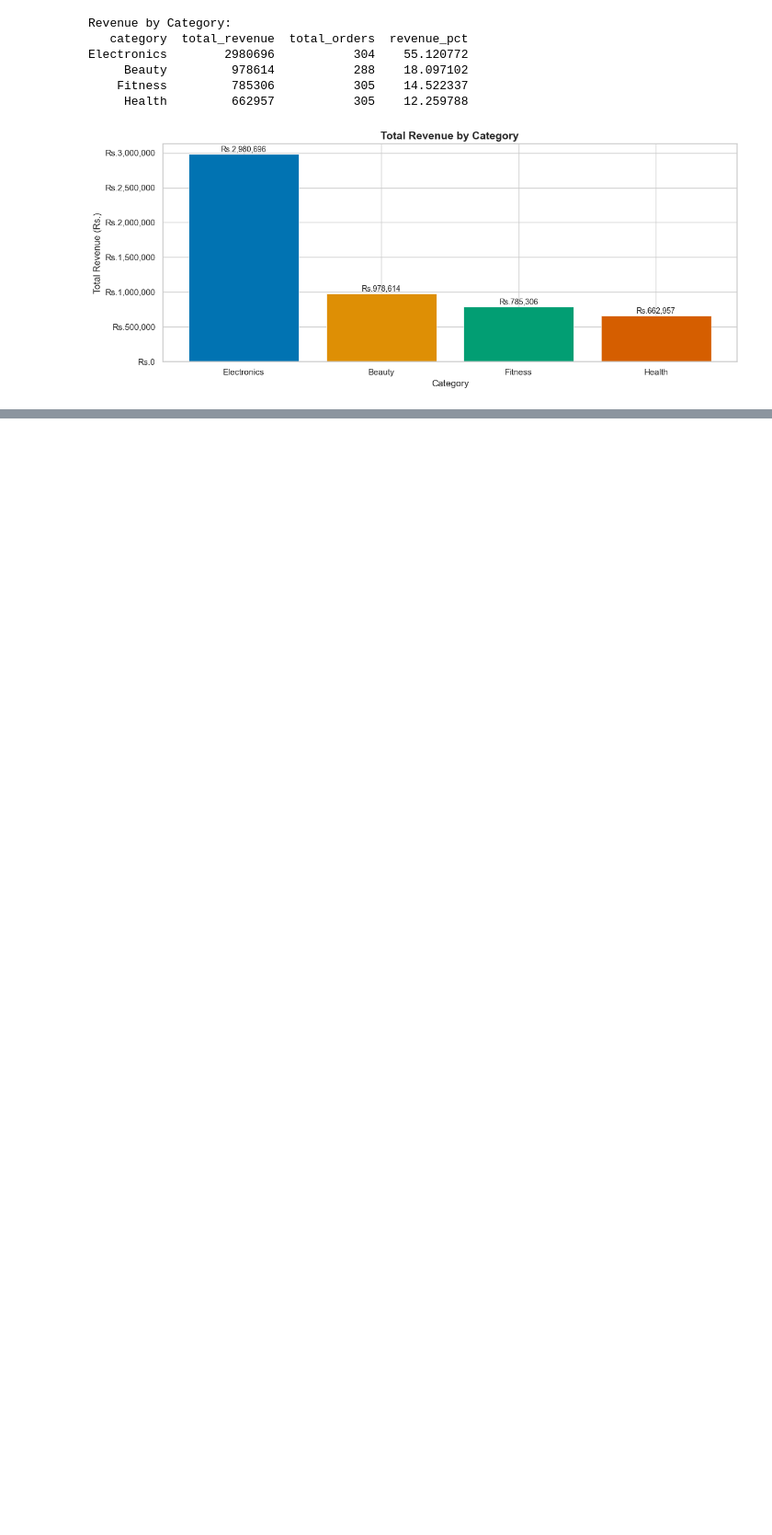
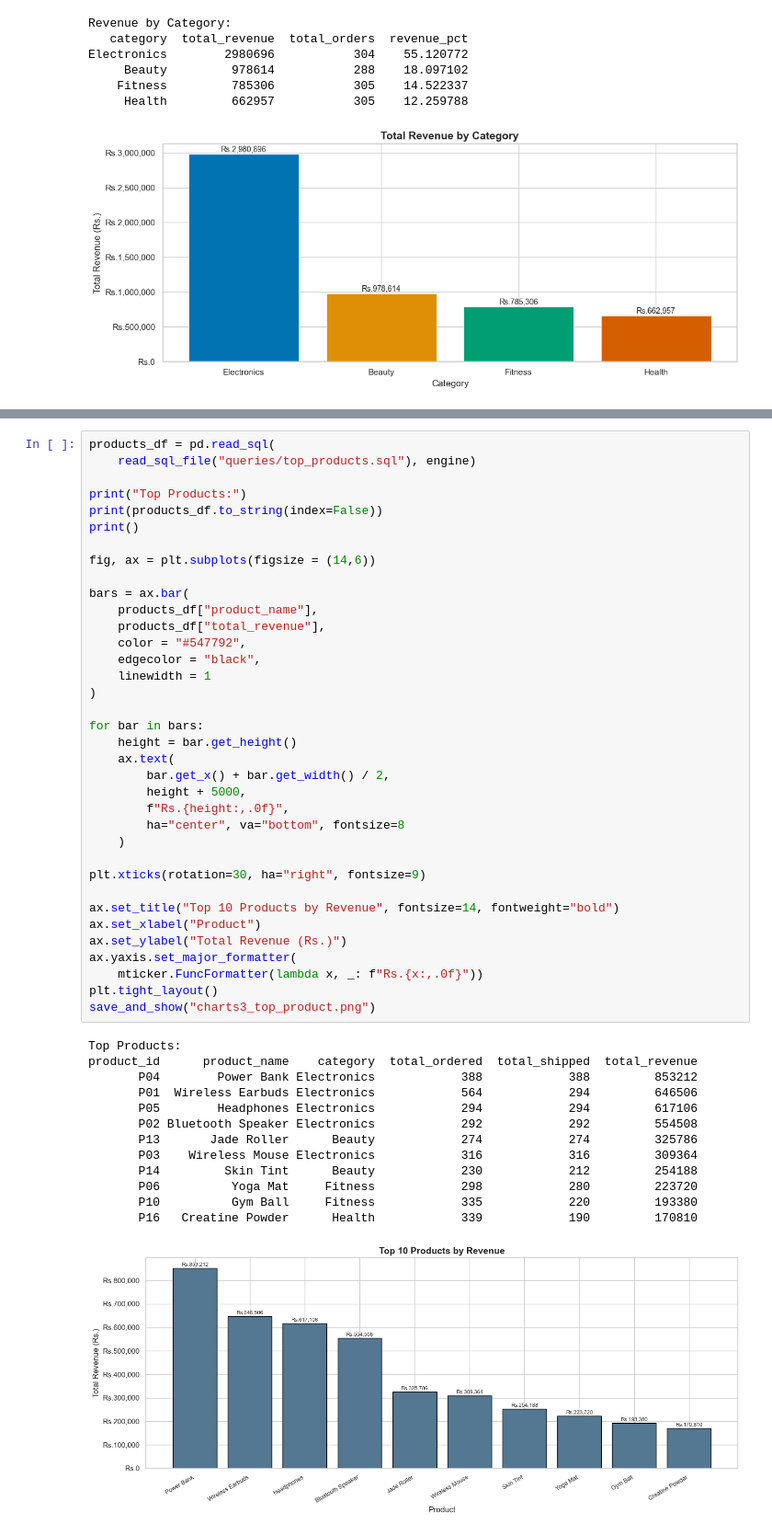
Before and after one commit to pragnika-labs/ecommerce-inventory-pipeline, a Jupyter notebook: analysis/insights.ipynb, the cells around one changed output, grey strips where cells are left out. Shown at 92% size. Drawn from its saved outputs; the diff is of its cells as text; blank space fills up the shorter version.

Commit message:
Tackled analysis for SQL Queries

```diff
--- a/analysis/insights.ipynb
+++ b/analysis/insights.ipynb
@@ -314,0 +317,50 @@ Electronics        2980696           304    55.120772
+# %%
+products_df = pd.read_sql(
+    read_sql_file("queries/top_products.sql"), engine)
+
+print("Top Products:")
+print(products_df.to_string(index=False))
+print()
+
+fig, ax = plt.subplots(figsize = (14,6))
+
+bars = ax.bar(
+    products_df["product_name"],
+    products_df["total_revenue"],
+    color = "#547792",
+    edgecolor = "black",
+    linewidth = 1
+)
+
+for bar in bars:
+    height = bar.get_height()
+    ax.text(
+        bar.get_x() + bar.get_width() / 2,
+        height + 5000,
+        f"Rs.{height:,.0f}",
+        ha="center", va="bottom", fontsize=8
+    )
+
+plt.xticks(rotation=30, ha="right", fontsize=9)
+
+ax.set_title("Top 10 Products by Revenue", fontsize=14, fontweight="bold")
+ax.set_xlabel("Product")
+ax.set_ylabel("Total Revenue (Rs.)")
+ax.yaxis.set_major_formatter(
+    mticker.FuncFormatter(lambda x, _: f"Rs.{x:,.0f}"))
+plt.tight_layout()
+save_and_show("charts3_top_product.png")
+# %% [output]
+Top Products:
+product_id      product_name    category  total_ordered  total_shipped  total_revenue
+       P04        Power Bank Electronics            388            388         853212
+       P01  Wireless Earbuds Electronics            564            294         646506
+       P05        Headphones Electronics            294            294         617106
+       P02 Bluetooth Speaker Electronics            292            292         554508
+       P13       Jade Roller      Beauty            274            274         325786
+       P03    Wireless Mouse Electronics            316            316         309364
+       P14         Skin Tint      Beauty            230            212         254188
+       P06          Yoga Mat     Fitness            298            280         223720
+       P10          Gym Ball     Fitness            335            220         193380
+       P16   Creatine Powder      Health            339            190         170810
+[figure, added]
```
Also changed, not shown: parts of 5 cells of this notebook, 2 other files.
